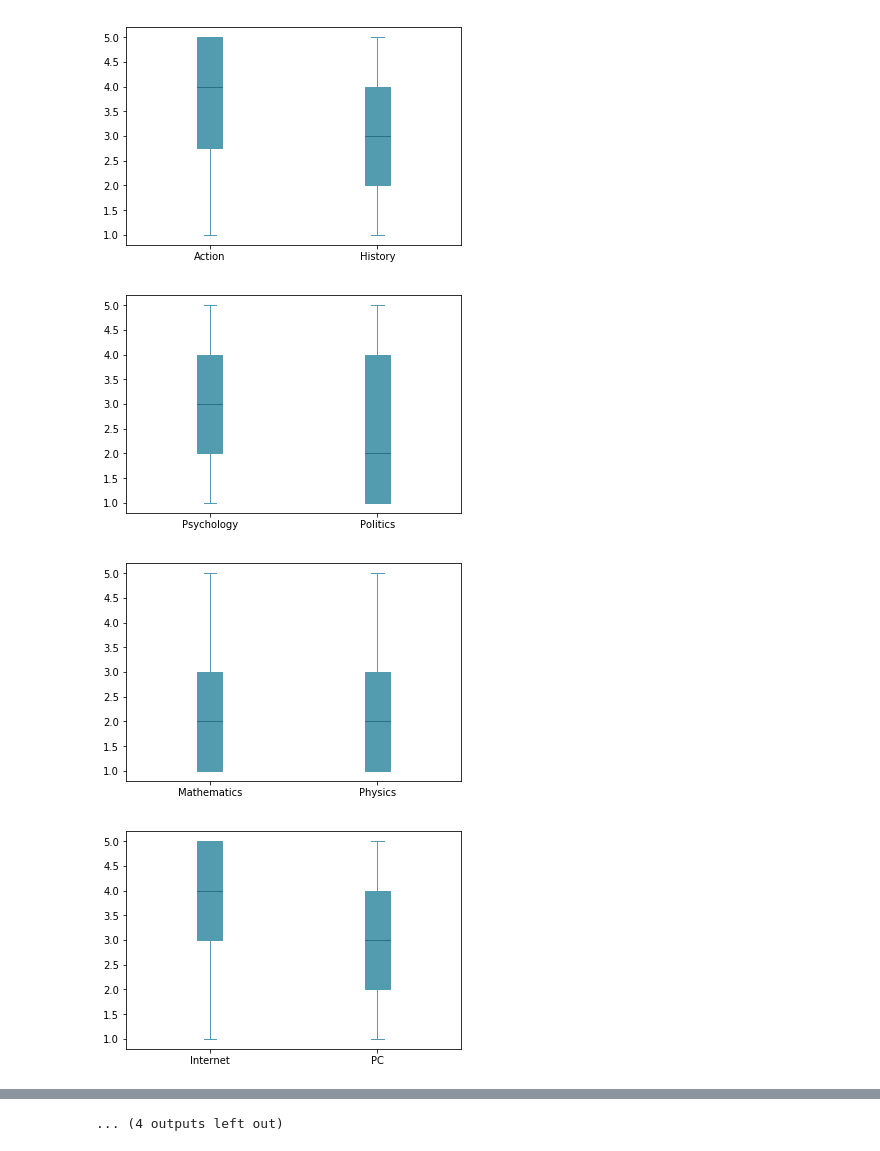
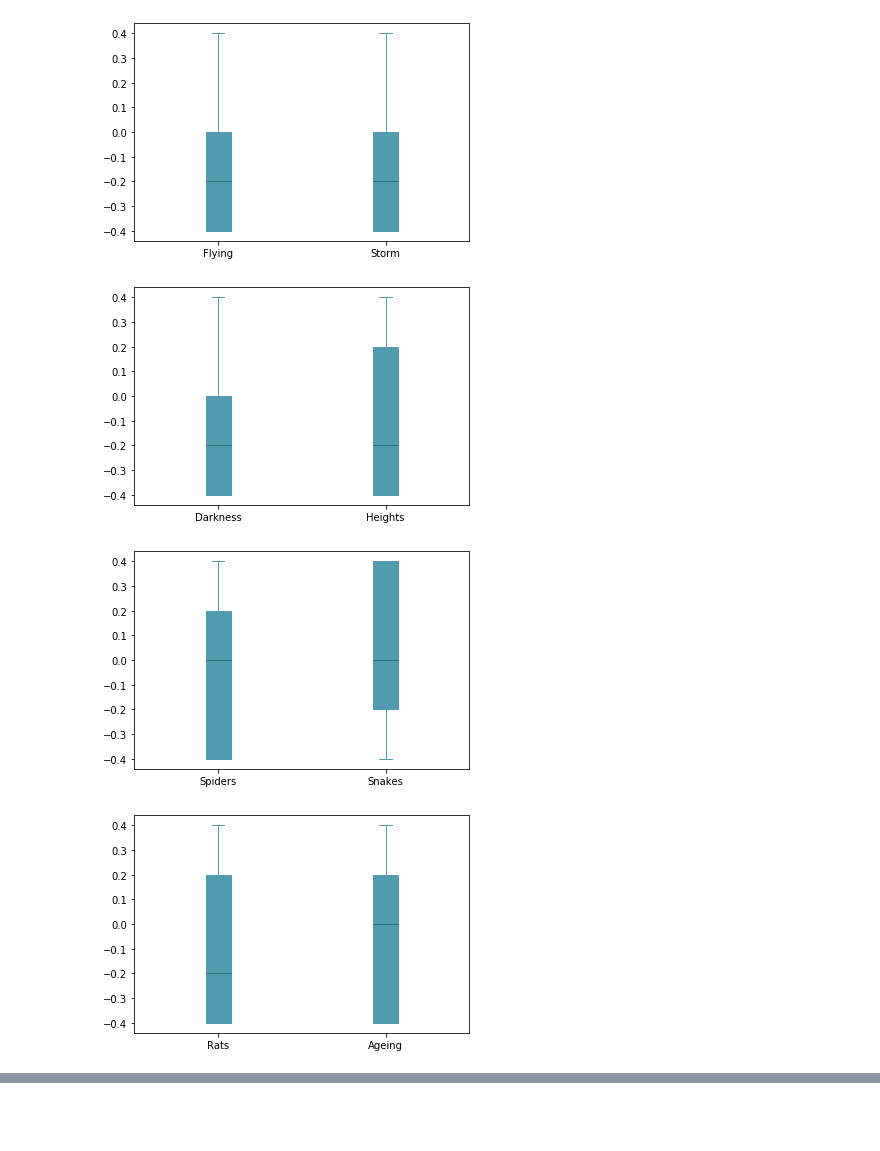
Before and after one commit to BR-Alex99/ml, a Jupyter notebook: Untitled.ipynb, the cells around one changed output, grey strips where cells are left out. Drawn from its saved outputs; the diff is of its cells as text; code cells hidden in the pictures; blank space fills up the shorter version.

```diff
--- a/Untitled.ipynb
+++ b/Untitled.ipynb
@@ -42,16 +44,16 @@ k=0
 index_error=[]
 for i in range(row):
     for j in range (column):
-        if (Data[i][j]==-1):
+        if (Data[i][j]==100):
             k+=1
             index_error.append(i)
             break
-        if (Data_y[i]==-1):
+        if (Data_y[i]==100):
             k+=1
             index_error.append(i)
 print(k)
 """
-Таким образом мы узнаём что  191 строки испорчены. и удаляем их из выборки
+Таким образом мы узнаём что  80 строки испорчены. и удаляем их из выборки
 """
 index_error=index_error[::-1]
 for i in index_error:
@@ -62,8 +64,6 @@ for i in index_error:
-# %%
-"""
-Так как объём данных слишком высок возьмём первый 200 опросов
-"""
-Data_test=Data[500:600]
-Data_y_test=Data_y[500:600]
-Data=Data[0:500]
-Data_y=Data_y[0:500]
+# %%
+#Нормируем данные
+row,column=Data.shape
+for i in range(row):
+    for j in range (column):
+        Data[i][j]=Data[i][j]/5-0.6
@@ -70,3 +75,11 @@ Data_y=Data_y[0:500]
+# %%
+"""
+разделим данные на тренировочные и тестовые
+"""
+Data_test=Data[800:900]
+Data_y_test=Data_y[800:900]
+Data=Data[0:800]
+Data_y=Data_y[0:800]
 # %%
 row,column=Data.shape
 row,column
@@ -99,10 +112,10 @@ def boxplot(x_data, y_data, base_color="#539caf", median_color="#297083", x_labe
     ax.set_xlabel(x_label)
     ax.set_title(title)
 # %%
-for i in range(0,16):
+for i in range(0,5):
     boxplot(name[2*i:2*i+2],Data[:,2*i:2*i+2])
 # %% [output]
-[figure, old version]
+[figure, new version]
-[figure, old version]
+[figure, new version]
-[figure, old version]
+[figure, new version]
-[figure, old version]
+[figure, new version]
@@ -117,4 +123,3 @@ for i in range(0,16):
-... (4 outputs left out)
 # %%
 boxplot(name_y,Data_y)
 # %% [output]
```
Also changed, not shown: parts of 15 cells of this notebook.
